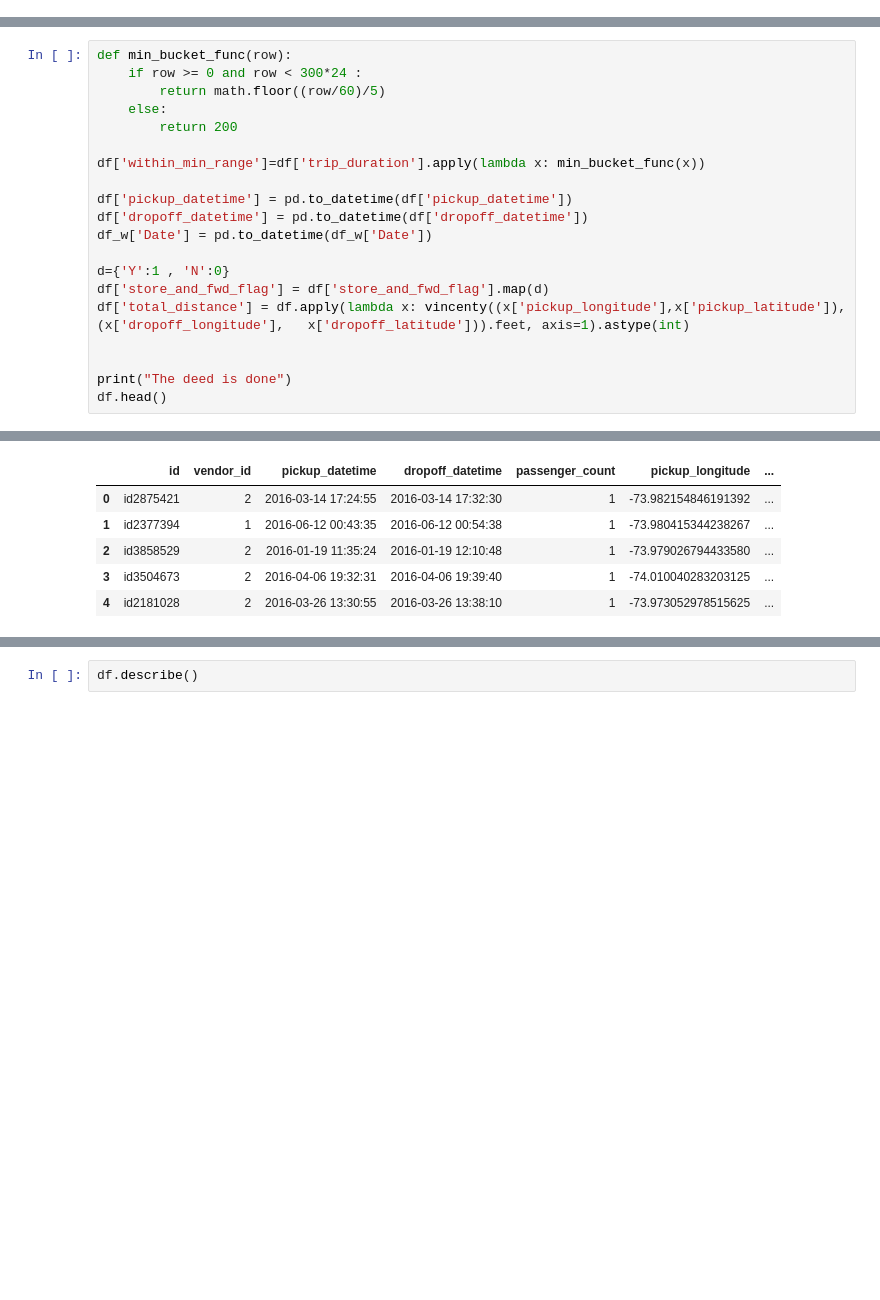
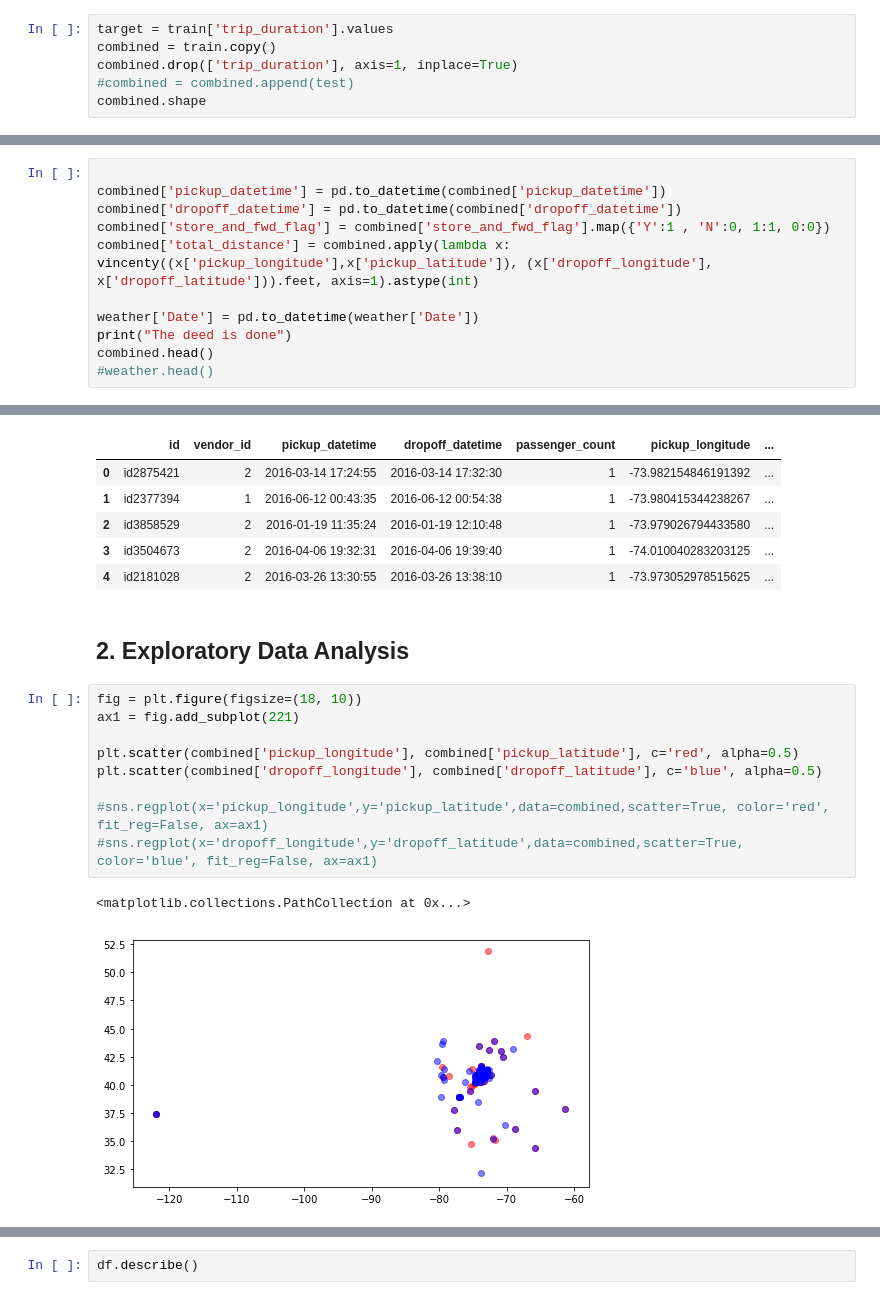
Before and after one commit to jadoonengr/Kaggle-Taxi-NYC, a Jupyter notebook: NYX_Taxi.ipynb, the cells around one changed output, grey strips where cells are left out. Cells and saved outputs as stored; diff of their text form; blank space fills up the shorter version.

```diff
--- a/NYX_Taxi.ipynb
+++ b/NYX_Taxi.ipynb
@@ -55,0 +220,6 @@ df.head()
+# %%
+target = train['trip_duration'].values
+combined = train.copy()
+combined.drop(['trip_duration'], axis=1, inplace=True)
+#combined = combined.append(test)
+combined.shape
@@ -56,23 +230,14 @@ df.head()
 # %%
-def min_bucket_func(row):
-    if row >= 0 and row < 300*24 :
-        return math.floor((row/60)/5)
-    else:
-        return 200
 
-df['within_min_range']=df['trip_duration'].apply(lambda x: min_bucket_func(x))
+combined['pickup_datetime'] = pd.to_datetime(combined['pickup_datetime'])
+combined['dropoff_datetime'] = pd.to_datetime(combined['dropoff_datetime'])
+combined['store_and_fwd_flag'] = combined['store_and_fwd_flag'].map({'Y':1 , 'N':0, 1:1, 0:0})
+combined['total_distance'] = combined.apply(lambda x: vincenty((x['pickup_longitude'],x['pickup_latitude']), (x['dropoff_longitude'],   x['dropoff_latitude'])).feet, axis=1).astype(int)
 
-df['pickup_datetime'] = pd.to_datetime(df['pickup_datetime'])
-df['dropoff_datetime'] = pd.to_datetime(df['dropoff_datetime'])
-df_w['Date'] = pd.to_datetime(df_w['Date'])
-
-d={'Y':1 , 'N':0}
-df['store_and_fwd_flag'] = df['store_and_fwd_flag'].map(d)
-df['total_distance'] = df.apply(lambda x: vincenty((x['pickup_longitude'],x['pickup_latitude']), (x['dropoff_longitude'],   x['dropoff_latitude'])).feet, axis=1).astype(int)
-
-
+weather['Date'] = pd.to_datetime(weather['Date'])
 print("The deed is done")
-df.head()
+combined.head()
+#weather.head()
 # %% [output]
 The deed is done
 |  | id | vendor_id | pickup_datetime | dropoff_datetime | passenger_count | pickup_longitude | ... |
@@ -81,3 +246,17 @@ The deed is done
 | 2 | id3858529 | 2 | 2016-01-19 11:35:24 | 2016-01-19 12:10:48 | 1 | -73.979026794433580 | ... |
 | 3 | id3504673 | 2 | 2016-04-06 19:32:31 | 2016-04-06 19:39:40 | 1 | -74.010040283203125 | ... |
 | 4 | id2181028 | 2 | 2016-03-26 13:30:55 | 2016-03-26 13:38:10 | 1 | -73.973052978515625 | ... |
+# %% [markdown]
+## 2. Exploratory Data Analysis
+# %%
+fig = plt.figure(figsize=(18, 10))
+ax1 = fig.add_subplot(221)
+
+plt.scatter(combined['pickup_longitude'], combined['pickup_latitude'], c='red', alpha=0.5)
+plt.scatter(combined['dropoff_longitude'], combined['dropoff_latitude'], c='blue', alpha=0.5)
+
+#sns.regplot(x='pickup_longitude',y='pickup_latitude',data=combined,scatter=True, color='red', fit_reg=False, ax=ax1)
+#sns.regplot(x='dropoff_longitude',y='dropoff_latitude',data=combined,scatter=True, color='blue', fit_reg=False, ax=ax1)
+# %% [output]
+<matplotlib.collections.PathCollection at 0x...>
+[figure, added]
```
Also changed, not shown: parts of 32 cells of this notebook, 1 other file.
